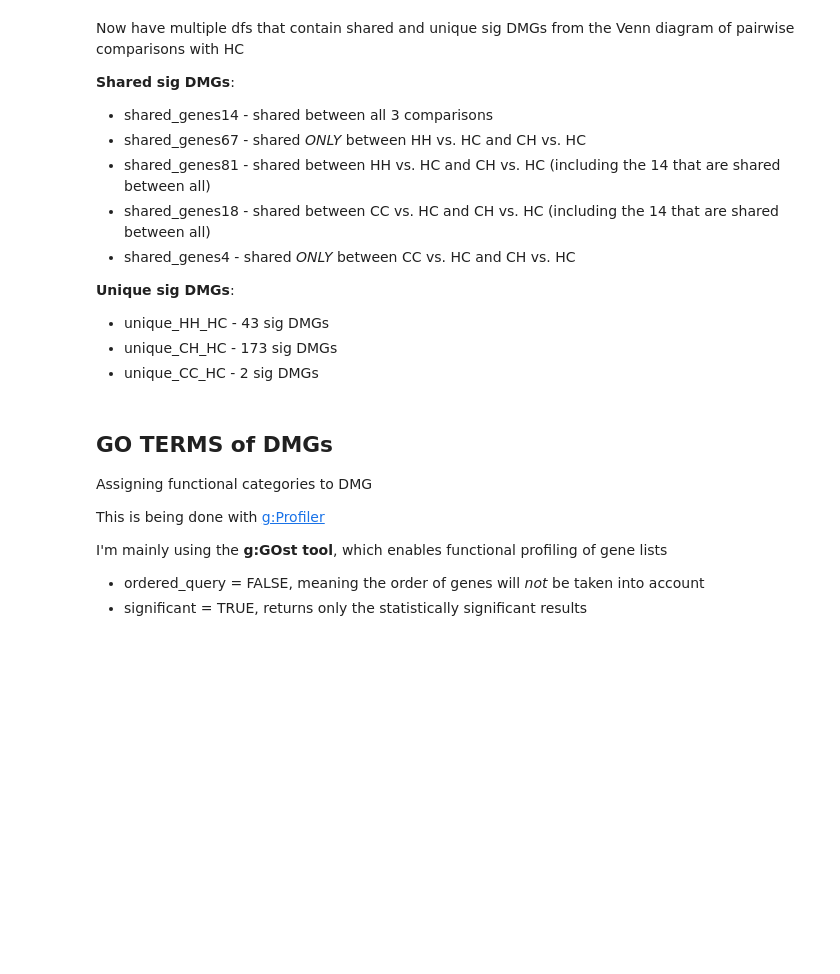
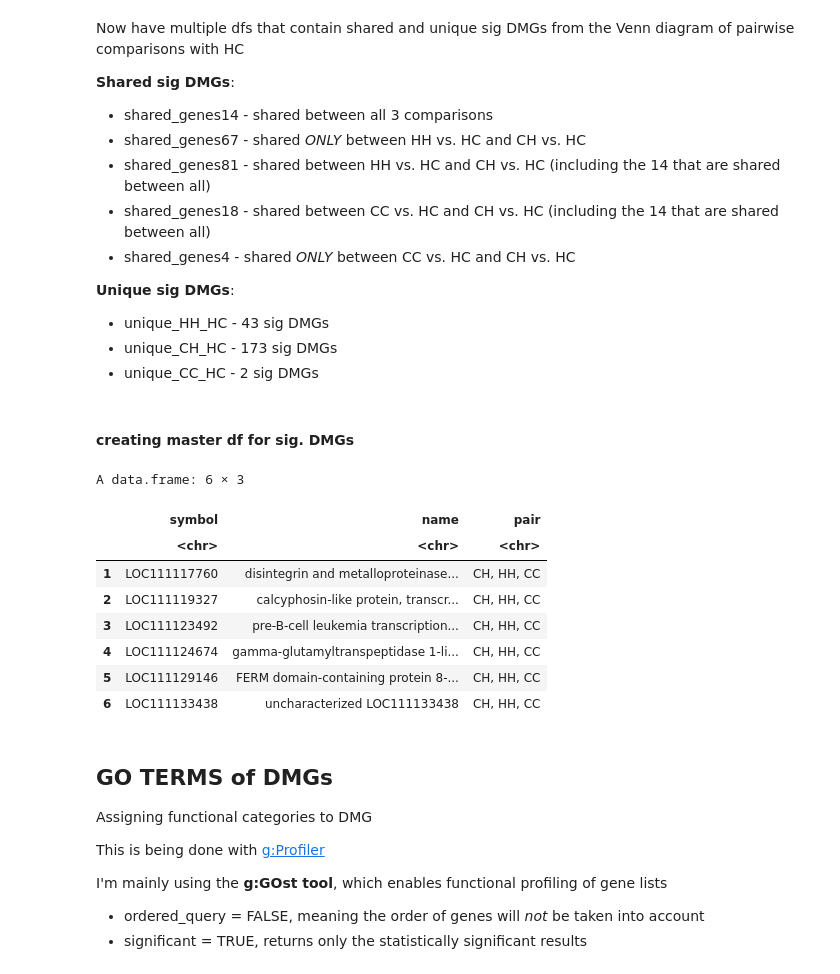
Before and after one commit to jgmcdonough/CE18_methylRAD_analysis, a Jupyter notebook: analysis/DMGs_analysis/HC_genes_2.0.ipynb, the cells around one changed output. Cells and saved outputs as stored; diff of their text form; code cells hidden in the pictures; blank space fills up the shorter version.

```diff
--- a/analysis/DMGs_analysis/HC_genes_2.0.ipynb
+++ b/analysis/DMGs_analysis/HC_genes_2.0.ipynb
@@ -792,6 +817,9 @@ unique_CH_HC <- sig_CH_HC_genes[!sig_CH_HC_genes$symbol %in% c(shared_genes6$sym
 dim(unique_CH_HC)
 # %% [output]
 [1] 136   8
+# %%
+# adding info for what pairwise comparisons for HC these genes show up for
+unique_CH_HC$pair <- 'CH'
 # %%
 head(unique_CH_HC)
 # %% [output]
@@ -813,6 +841,9 @@ unique_CC_HC <- sig_CC_HC_genes[!sig_CC_HC_genes$symbol %in% c(shared_genes6$sym
 dim(unique_CC_HC)
 # %% [output]
 [1] 2 8
+# %%
+# adding info for what pairwise comparisons for HC these genes show up for
+unique_CC_HC$pair <- 'CC'
 # %%
 head(unique_CC_HC)
 # %% [output]
@@ -830,6 +861,9 @@ unique_HH_HC <- sig_HH_HC_genes[!sig_HH_HC_genes$symbol %in% c(shared_genes6$sym
 dim(unique_HH_HC)
 # %% [output]
 [1] 21  8
+# %%
+# adding info for what pairwise comparisons for HC these genes show up for
+unique_HH_HC$pair <- 'HH'
 # %%
 head(unique_HH_HC)
 # %% [output]
@@ -858,3 +892,45 @@ Now have multiple dfs that contain shared and unique sig DMGs from the Venn diag
 - unique_HH_HC - 43 sig DMGs
 - unique_CH_HC - 173 sig DMGs
 - unique_CC_HC - 2 sig DMGs
+# %% [markdown]
+#### creating master df for sig. DMGs
+# %%
+# formatting dfs for merging
+
+# shared genes 6
+sg6 <- select(shared_genes6, symbol, name.x, pair)
+colnames(sg6) <- c('symbol', 'name', 'pair')
+
+# shared genes 48
+sg48 <- select(shared_genes48, symbol, name.x, pair)
+colnames(sg48) <- c('symbol', 'name', 'pair')
+
+# shared genes 3
+sg3 <- select(shared_genes3, symbol, name.x, pair)
+colnames(sg3) <- c('symbol', 'name', 'pair')
+
+# shared genes 3
+sg1 <- select(shared_gene1, symbol, name.x, pair)
+colnames(sg1) <- c('symbol', 'name', 'pair')
+
+# unique for CC vs. HC
+uCC <- select(unique_CC_HC, symbol, name, pair)
+
+# unique for HH vs. HC
+uHH <- select(unique_HH_HC, symbol, name, pair)
+
+# unique for CH vs. HC
+uCH <- select(unique_CH_HC, symbol, name, pair)
+# %%
+all_sigDMGs <- rbind(sg6, sg48, sg3, sg1, uCC, uHH, uCH)
+head(all_sigDMGs)
+# %% [output]
+A data.frame: 6 × 3
+|  | symbol | name | pair |
+|  | <chr> | <chr> | <chr> |
+| 1 | LOC111117760 | disintegrin and metalloproteinase... | CH, HH, CC |
+| 2 | LOC111119327 | calcyphosin-like protein, transcr... | CH, HH, CC |
+| 3 | LOC111123492 | pre-B-cell leukemia transcription... | CH, HH, CC |
+| 4 | LOC111124674 | gamma-glutamyltranspeptidase 1-li... | CH, HH, CC |
+| 5 | LOC111129146 | FERM domain-containing protein 8-... | CH, HH, CC |
+| 6 | LOC111133438 | uncharacterized LOC111133438 | CH, HH, CC |
```
Also changed, not shown: parts of 15 cells of this notebook.
